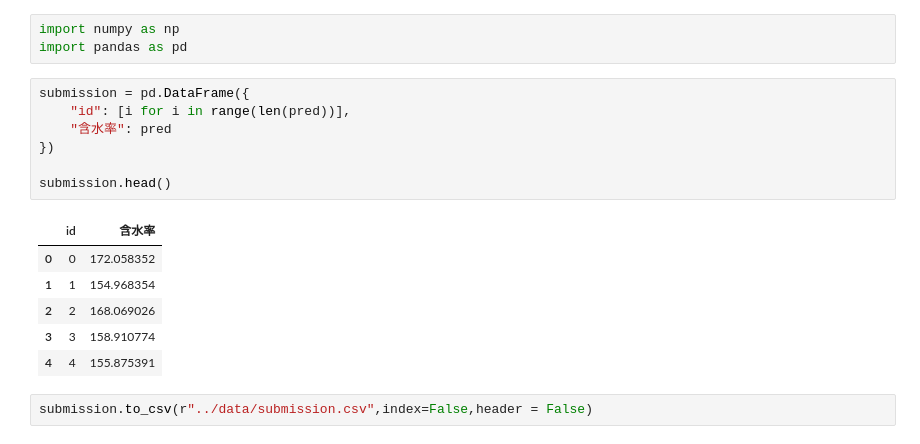
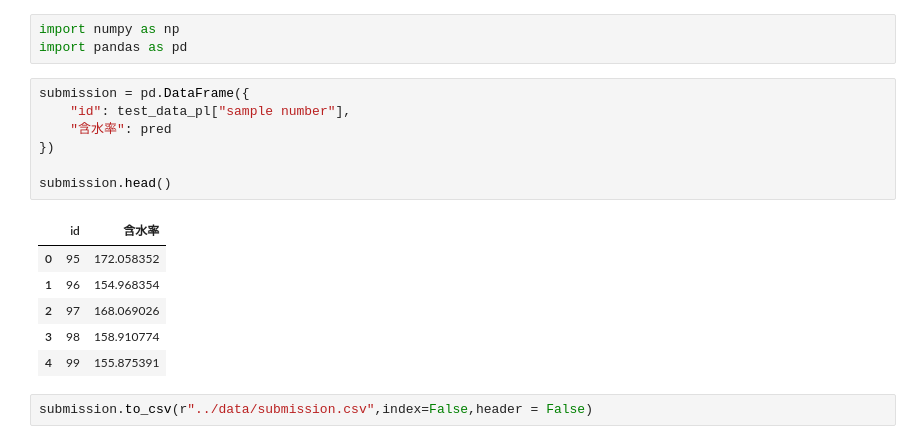
Before and after one commit to natsukacha/timber, a Jupyter notebook: work/mlflow-gingo-3.ipynb, the cells around one changed output. Saved outputs shown, nothing was run; the diff lists cells and outputs as text.

```diff
--- a/work/mlflow-gingo-3.ipynb
+++ b/work/mlflow-gingo-3.ipynb
@@ -100,17 +138,17 @@ import numpy as np
 import pandas as pd
 # %%
 submission = pd.DataFrame({
-    "id": [i for i in range(len(pred))],
+    "id": test_data_pl["sample number"],
     "含水率": pred
 })
 
 submission.head()
 # %% [output]
 |  | id | 含水率 |
-| 0 | 0 | 172.058352 |
-| 1 | 1 | 154.968354 |
-| 2 | 2 | 168.069026 |
-| 3 | 3 | 158.910774 |
-| 4 | 4 | 155.875391 |
+| 0 | 95 | 172.058352 |
+| 1 | 96 | 154.968354 |
+| 2 | 97 | 168.069026 |
+| 3 | 98 | 158.910774 |
+| 4 | 99 | 155.875391 |
 # %%
 submission.to_csv(r"../data/submission.csv",index=False,header = False)
```
Also changed, not shown: parts of 13 cells of this notebook, 1 other file.
